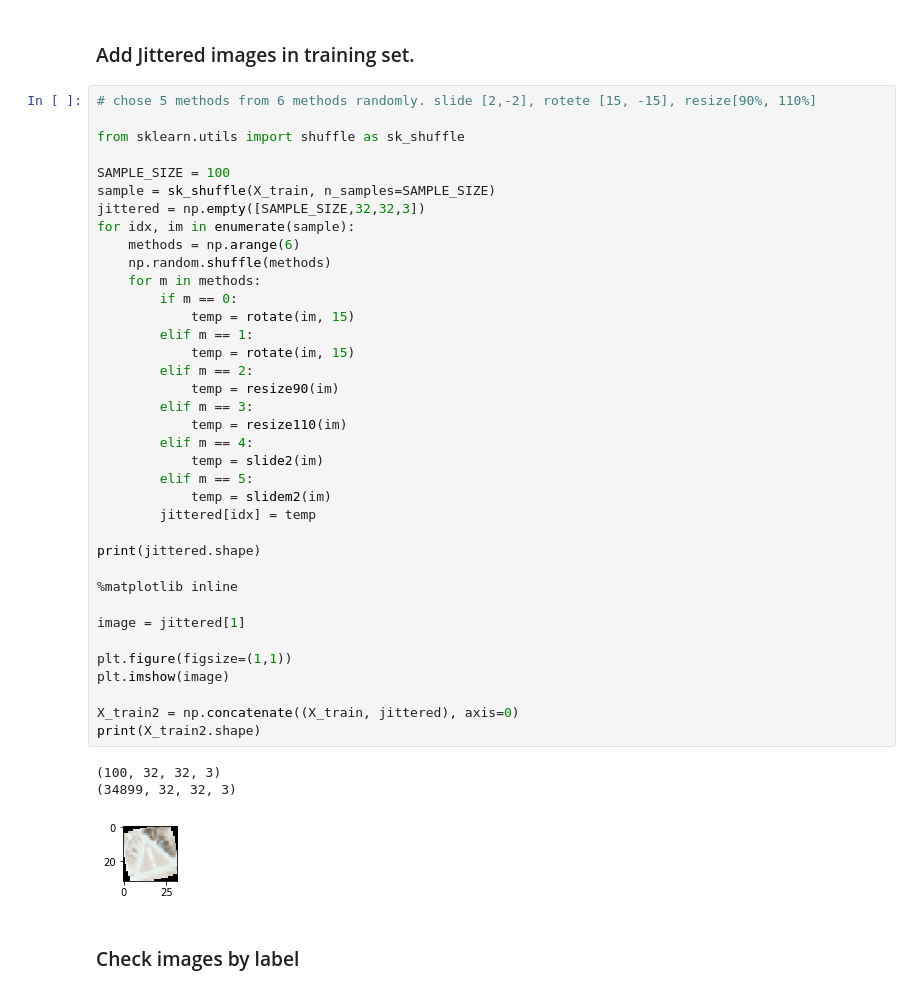
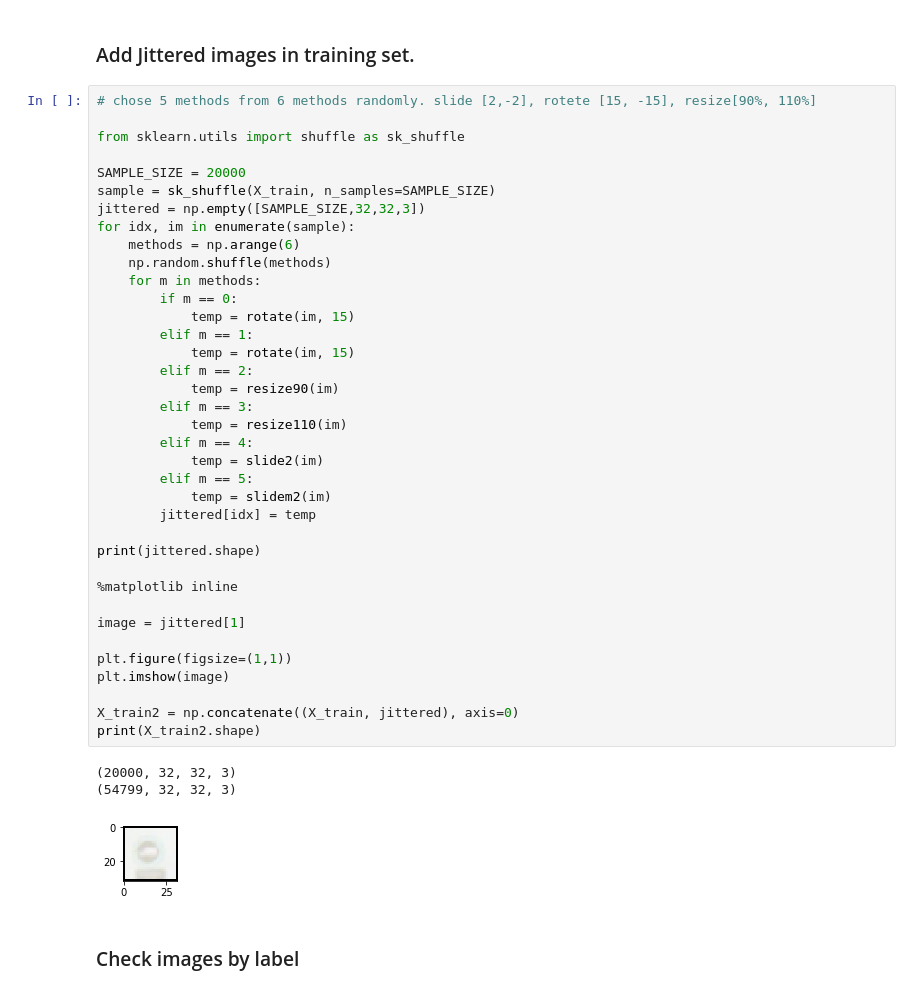
Before and after one commit to satoshikumano/CarND-TrafficSignClassifier-Submission, a Jupyter notebook: Traffic_Sign_Classifier.ipynb, the cells around one changed output. Saved outputs shown, nothing was run; the diff lists cells and outputs as text.

```diff
--- a/Traffic_Sign_Classifier.ipynb
+++ b/Traffic_Sign_Classifier.ipynb
@@ -233,42 +233,42 @@ for idx, im in enumerate(images):
 
 from sklearn.utils import shuffle as sk_shuffle
 
-SAMPLE_SIZE = 100
+SAMPLE_SIZE = 20000
 sample = sk_shuffle(X_train, n_samples=SAMPLE_SIZE)
 jittered = np.empty([SAMPLE_SIZE,32,32,3])
 for idx, im in enumerate(sample):
     methods = np.arange(6)
     np.random.shuffle(methods)
     for m in methods:
         if m == 0:
             temp = rotate(im, 15)
         elif m == 1:
             temp = rotate(im, 15)
         elif m == 2:
             temp = resize90(im)
         elif m == 3:
             temp = resize110(im)
         elif m == 4:
             temp = slide2(im)
         elif m == 5:
             temp = slidem2(im)
         jittered[idx] = temp
 
 print(jittered.shape)
 
 %matplotlib inline
 
 image = jittered[1]
 
 plt.figure(figsize=(1,1))
 plt.imshow(image)
 
 X_train2 = np.concatenate((X_train, jittered), axis=0)
 print(X_train2.shape)
 # %% [output]
-(100, 32, 32, 3)
-(34899, 32, 32, 3)
+(20000, 32, 32, 3)
+(54799, 32, 32, 3)
-[figure, old version]
+[figure, new version]
 # %% [markdown]
 ### Check images by label
 # %%
```
Also changed, not shown: parts of 5 cells of this notebook.
